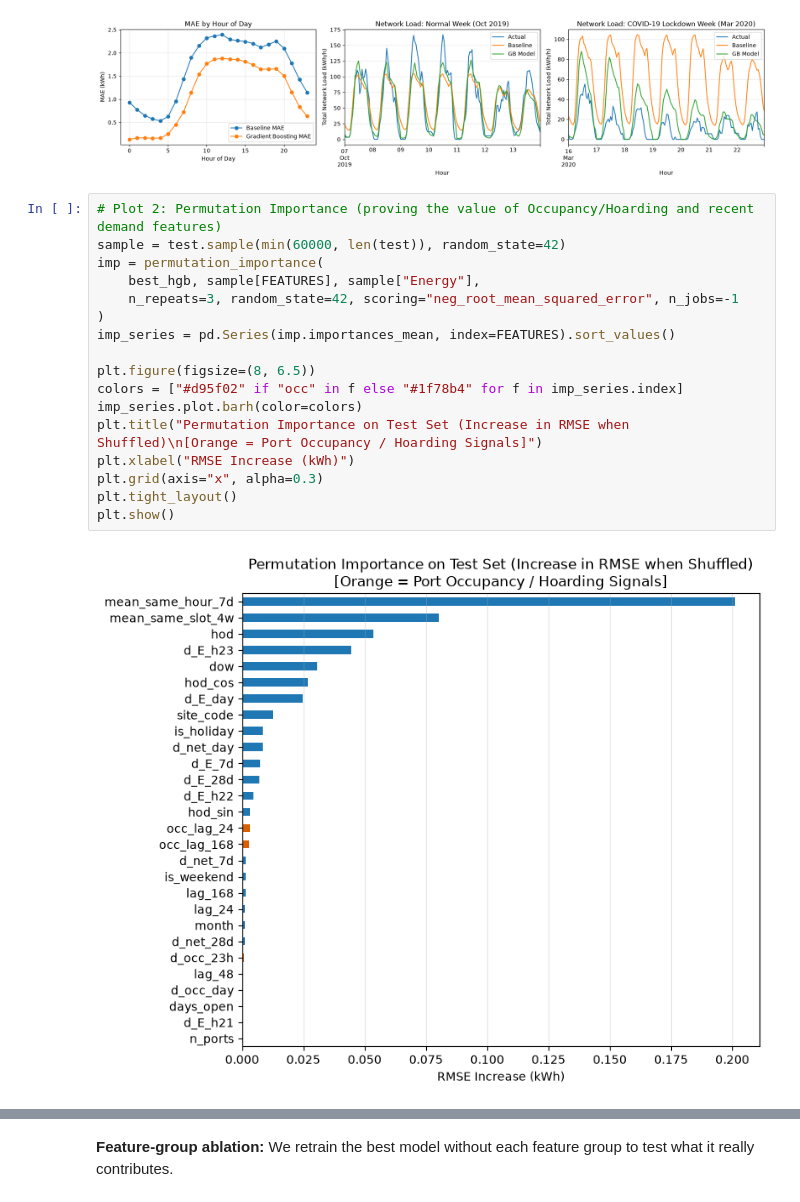
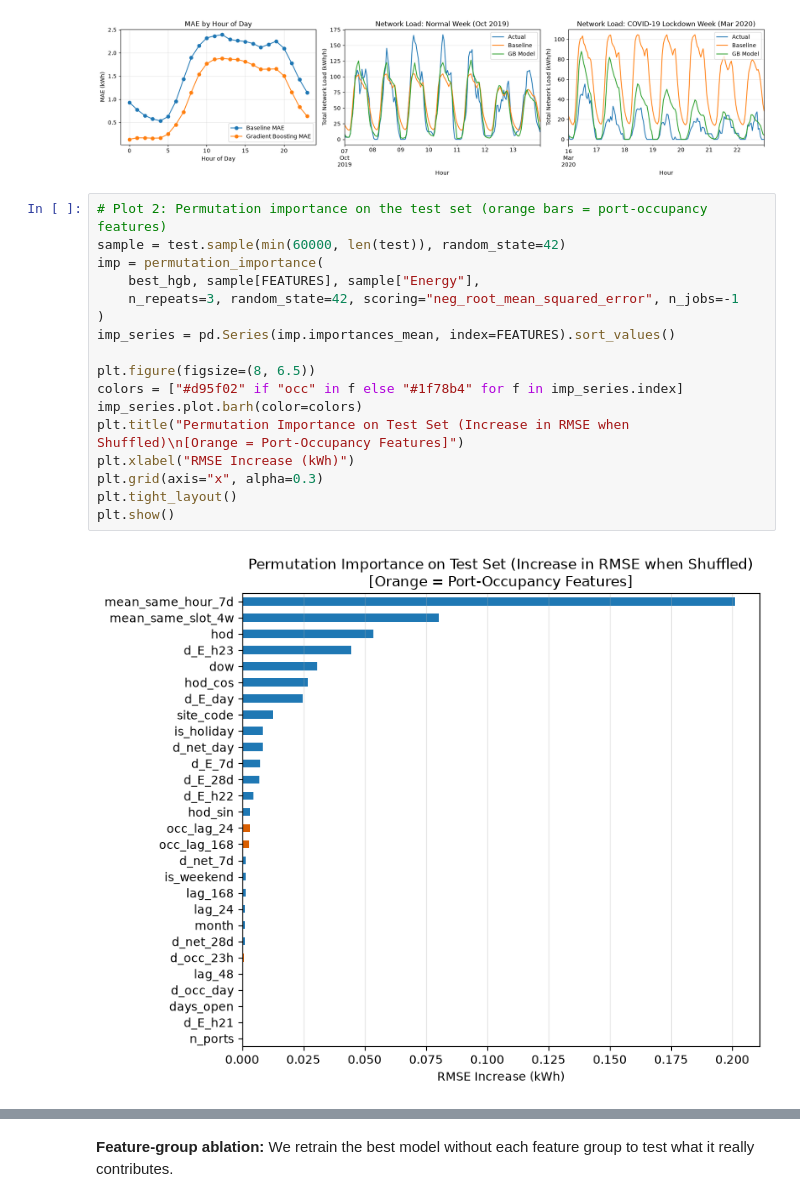
Before and after one commit to FridaGi/ITBA, a Jupyter notebook: ITBA_Project.ipynb, the cells around one changed output, grey strips where cells are left out. Cells and saved outputs as stored; diff of their text form.

Commit message:
task 2 figure

```diff
--- a/ITBA_Project.ipynb
+++ b/ITBA_Project.ipynb
@@ -1274,21 +1248,21 @@ plt.show()
 # %% [output]
 [figure]
 # %%
-# Plot 2: Permutation Importance (proving the value of Occupancy/Hoarding and recent demand features)
+# Plot 2: Permutation importance on the test set (orange bars = port-occupancy features)
 sample = test.sample(min(60000, len(test)), random_state=42)
 imp = permutation_importance(
     best_hgb, sample[FEATURES], sample["Energy"],
     n_repeats=3, random_state=42, scoring="neg_root_mean_squared_error", n_jobs=-1
 )
 imp_series = pd.Series(imp.importances_mean, index=FEATURES).sort_values()
 
 plt.figure(figsize=(8, 6.5))
 colors = ["#d95f02" if "occ" in f else "#1f78b4" for f in imp_series.index]
 imp_series.plot.barh(color=colors)
-plt.title("Permutation Importance on Test Set (Increase in RMSE when Shuffled)\n[Orange = Port Occupancy / Hoarding Signals]")
+plt.title("Permutation Importance on Test Set (Increase in RMSE when Shuffled)\n[Orange = Port-Occupancy Features]")
 plt.xlabel("RMSE Increase (kWh)")
 plt.grid(axis="x", alpha=0.3)
 plt.tight_layout()
 plt.show()
 # %% [output]
-[figure, old version]
+[figure, new version]
```
Also changed, not shown: parts of 10 cells of this notebook, 1 other file.
